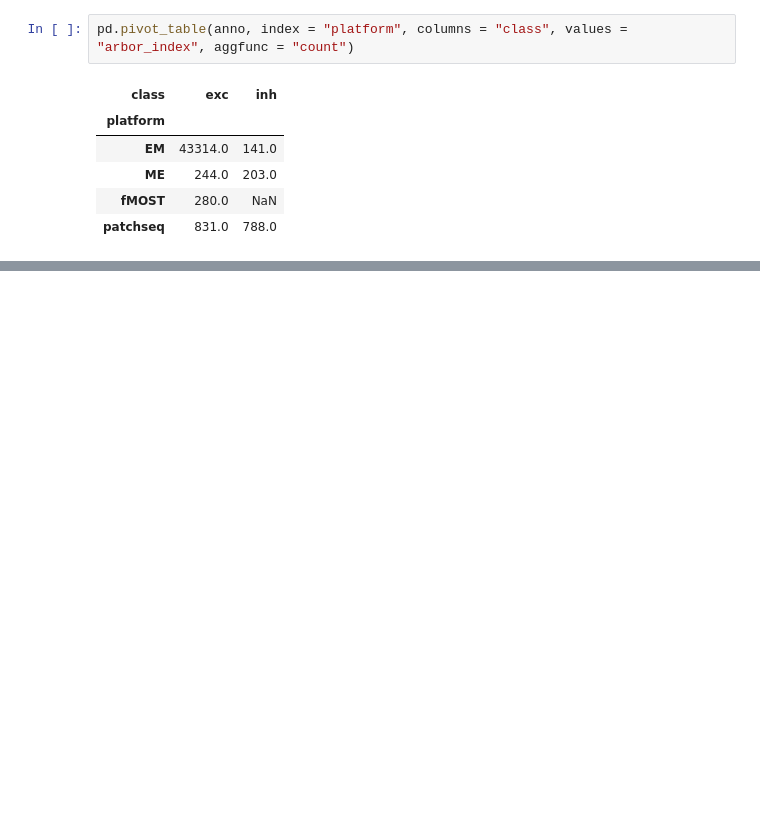
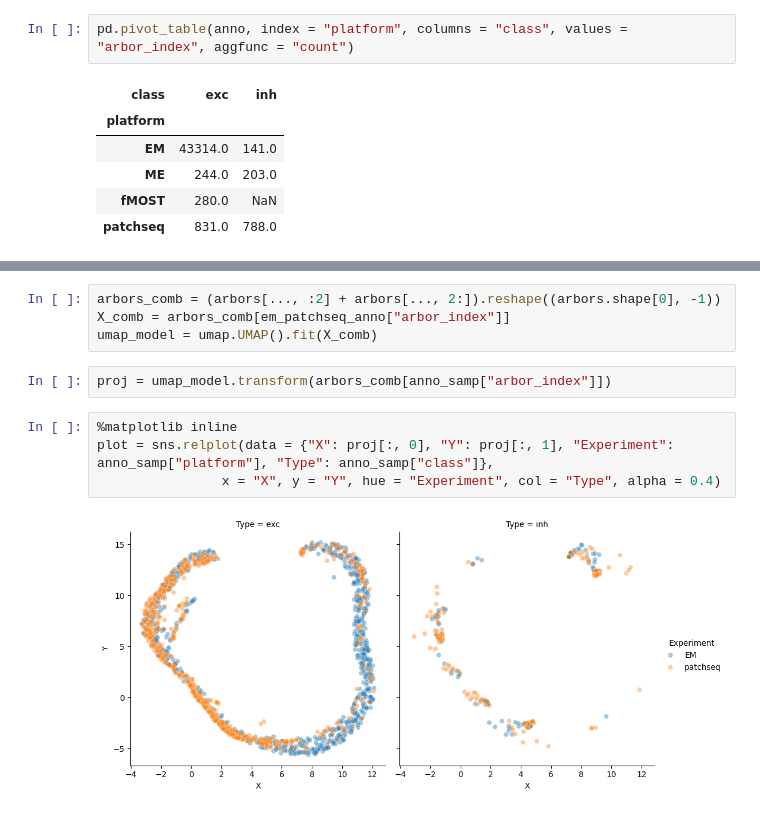
Before and after one commit to AllenInstitute/cplAE_MET, a Jupyter notebook: notebooks/Morph_EMvsPatchSeq.ipynb, the cells around one changed output, grey strips where cells are left out. Drawn from its saved outputs; the diff is of its cells as text; blank space fills up the shorter version.

```diff
--- a/notebooks/Morph_EMvsPatchSeq.ipynb
+++ b/notebooks/Morph_EMvsPatchSeq.ipynb
@@ -43,0 +96,12 @@ pd.pivot_table(anno, index = "platform", columns = "class", values = "arbor_inde
+# %%
+arbors_comb = (arbors[..., :2] + arbors[..., 2:]).reshape((arbors.shape[0], -1))
+X_comb = arbors_comb[em_patchseq_anno["arbor_index"]]
+umap_model = umap.UMAP().fit(X_comb)
+# %%
+proj = umap_model.transform(arbors_comb[anno_samp["arbor_index"]])
+# %%
+%matplotlib inline
+plot = sns.relplot(data = {"X": proj[:, 0], "Y": proj[:, 1], "Experiment": anno_samp["platform"], "Type": anno_samp["class"]},
+                x = "X", y = "Y", hue = "Experiment", col = "Type", alpha = 0.4)
+# %% [output]
+[figure, added]
```
Also changed, not shown: parts of 19 cells of this notebook.
